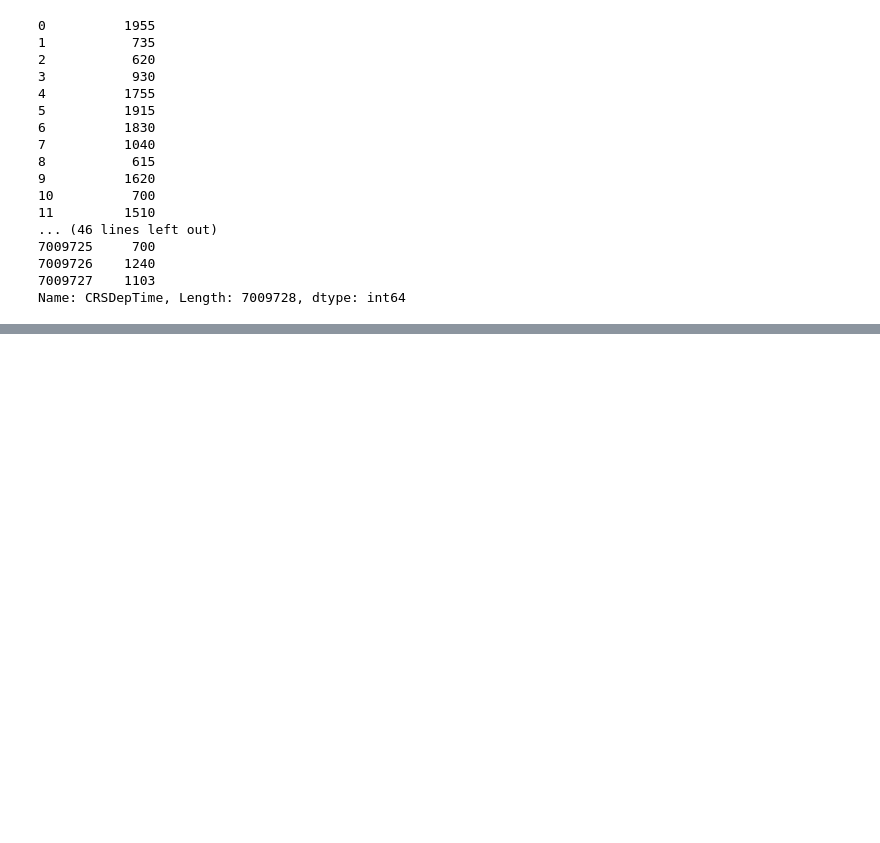
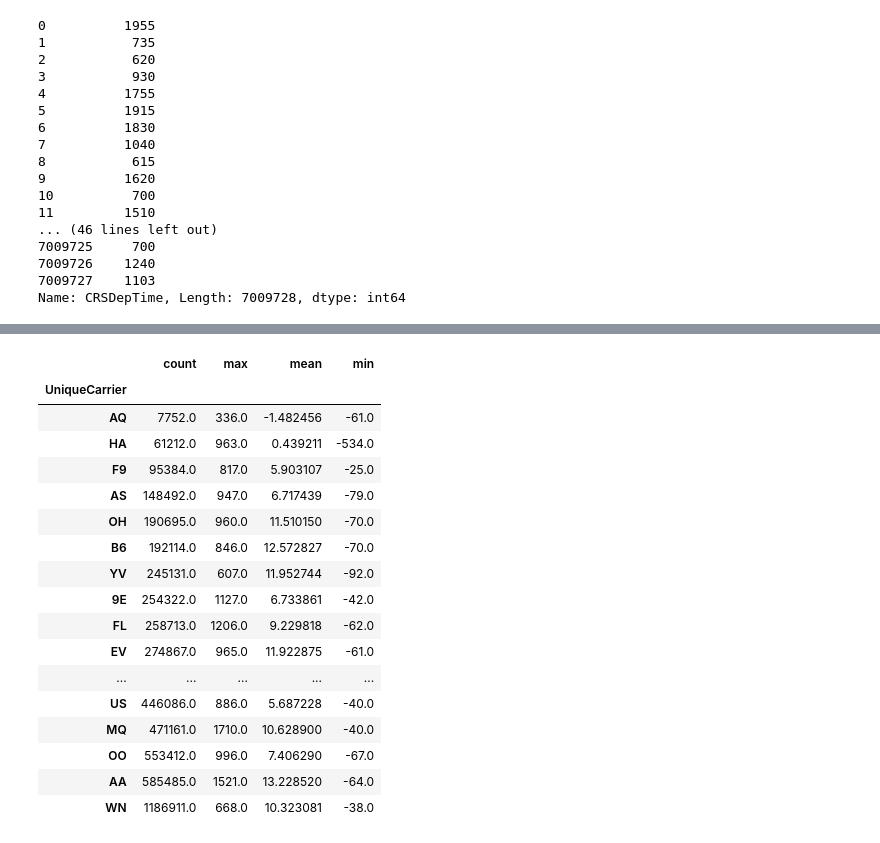
Before and after one commit to tninh/Flights-Delay-Prediction, a Jupyter notebook: script/read_data_0.ipynb, the cells around one changed output, grey strips where cells are left out. Cells and saved outputs as stored; diff of their text form; code cells hidden in the pictures; blank space fills up the shorter version.

```diff
--- a/script/read_data_0.ipynb
+++ b/script/read_data_0.ipynb
@@ -118,0 +244,28 @@ df1.loc[:, ['CRSDepTime', 'CRSArrTime']]
+# %%
+def get_stats(group):
+    return {'min': group.min(), 'max': group.max(),
+            'count': group.count(), 'mean': group.mean()}
+#_______________________________________________________________
+# Creation of a dataframe with statitical infos on each airline:
+global_stats = df1['DepDelay'].groupby(df1['UniqueCarrier']).apply(get_stats).unstack()
+global_stats = global_stats.sort_values('count')
+global_stats
+# %% [output]
+|  | count | max | mean | min |
+| UniqueCarrier |  |  |  |  |
+| AQ | 7752.0 | 336.0 | -1.482456 | -61.0 |
+| HA | 61212.0 | 963.0 | 0.439211 | -534.0 |
+| F9 | 95384.0 | 817.0 | 5.903107 | -25.0 |
+| AS | 148492.0 | 947.0 | 6.717439 | -79.0 |
+| OH | 190695.0 | 960.0 | 11.510150 | -70.0 |
+| B6 | 192114.0 | 846.0 | 12.572827 | -70.0 |
+| YV | 245131.0 | 607.0 | 11.952744 | -92.0 |
+| 9E | 254322.0 | 1127.0 | 6.733861 | -42.0 |
+| FL | 258713.0 | 1206.0 | 9.229818 | -62.0 |
+| EV | 274867.0 | 965.0 | 11.922875 | -61.0 |
+| ... | ... | ... | ... | ... |
+| US | 446086.0 | 886.0 | 5.687228 | -40.0 |
+| MQ | 471161.0 | 1710.0 | 10.628900 | -40.0 |
+| OO | 553412.0 | 996.0 | 7.406290 | -67.0 |
+| AA | 585485.0 | 1521.0 | 13.228520 | -64.0 |
+| WN | 1186911.0 | 668.0 | 10.323081 | -38.0 |
```
Also changed, not shown: parts of 34 cells of this notebook.
